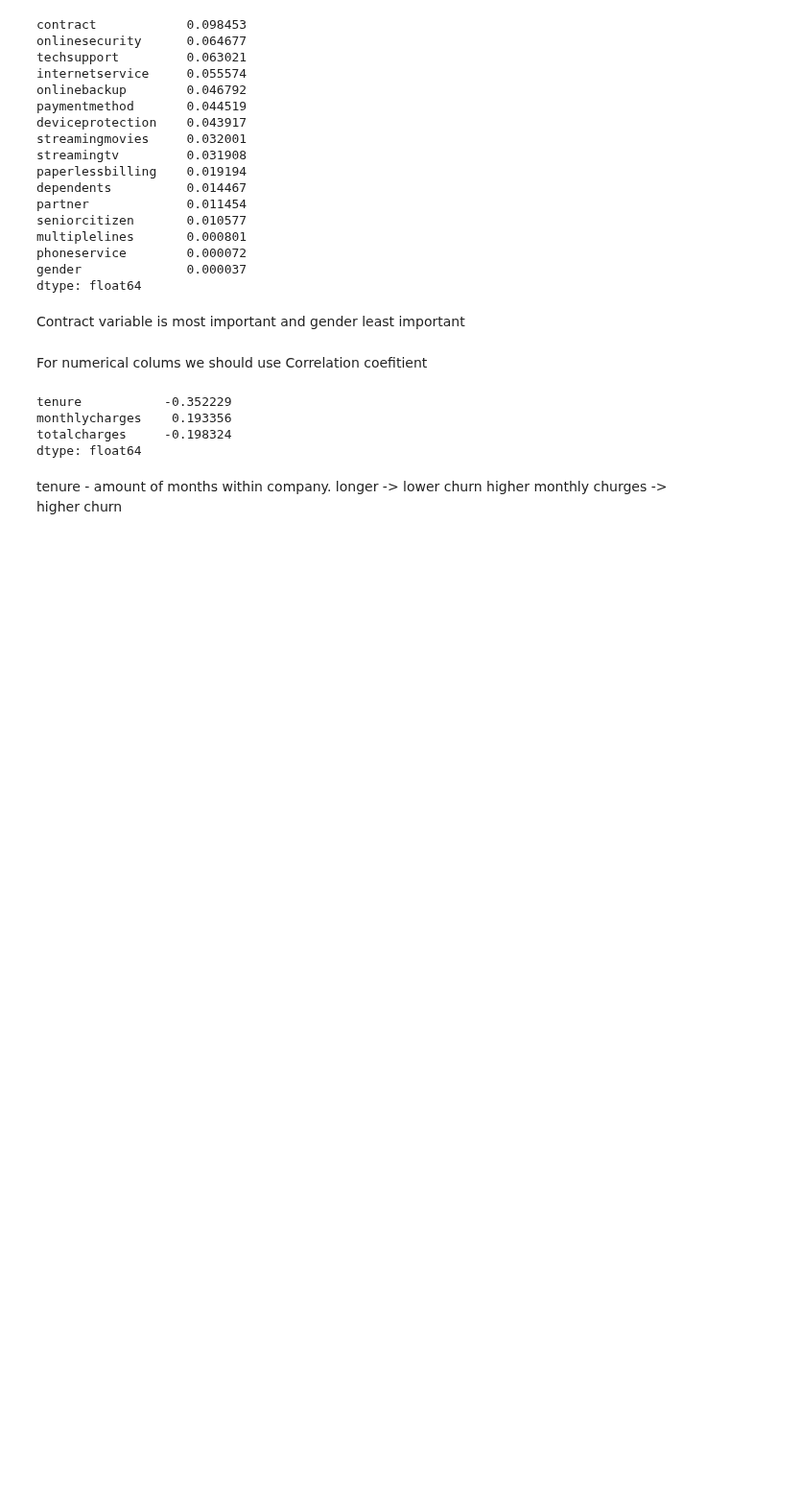
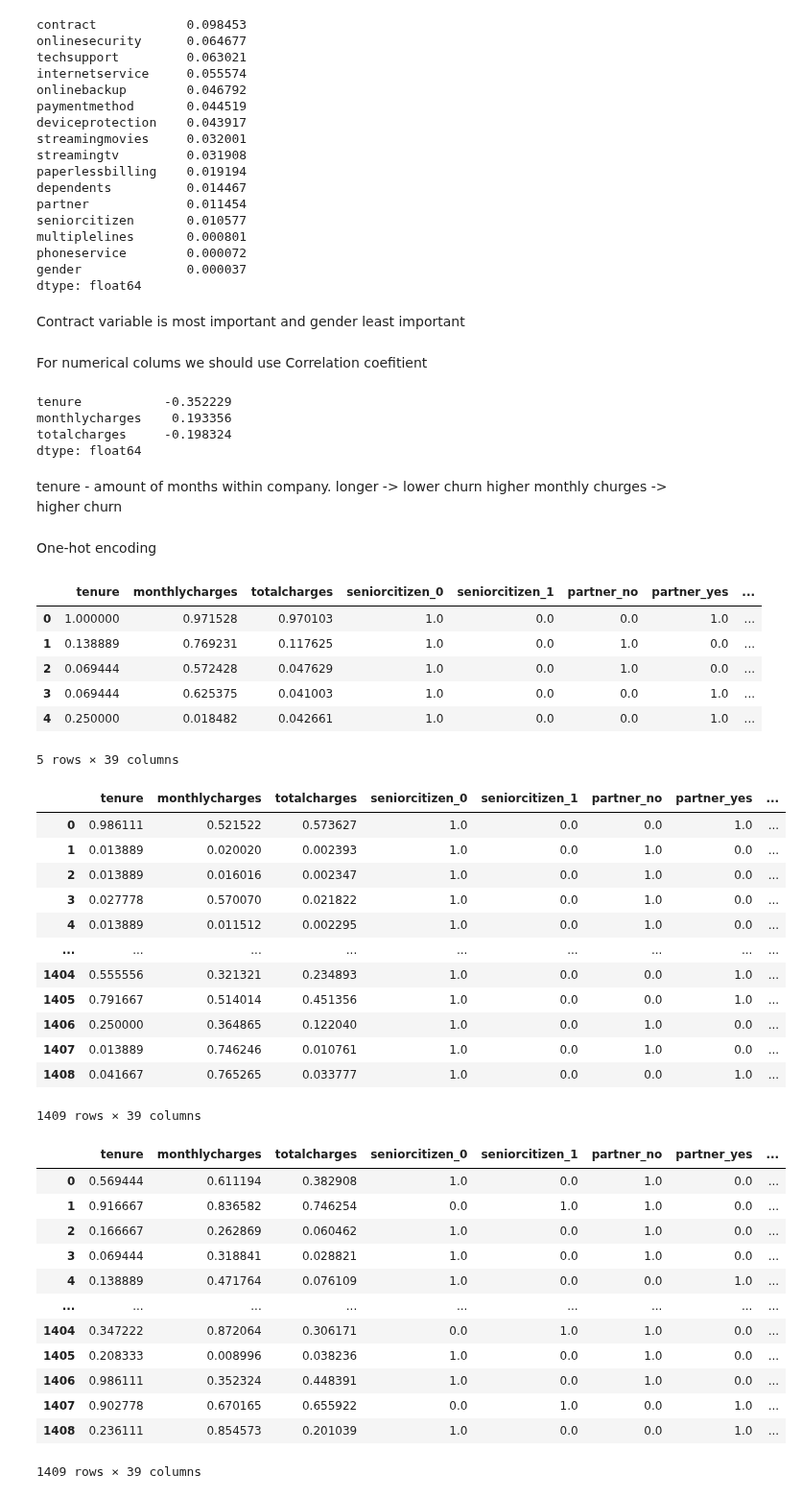
Before and after one commit to mtarcha/MachineLearning, a Jupyter notebook: Classification/churn/churn_prediction.ipynb, the cells around one changed output. Shown at 96% size. Cells and saved outputs as stored; diff of their text form; code cells hidden in the pictures; blank space fills up the shorter version.

```diff
--- a/Classification/churn/churn_prediction.ipynb
+++ b/Classification/churn/churn_prediction.ipynb
@@ -342,3 +297,5 @@ dtype: float64
 # %% [markdown]
 tenure - amount of months within company. longer -> lower churn
 higher monthly churges -> higher churn
+# %% [markdown]
+One-hot encoding
@@ -344,0 +314,72 @@ higher monthly churges -> higher churn
+# %%
+most_important_categories = [ 'seniorcitizen', 'partner', 'dependents','internetservice',
+       'onlinesecurity', 'onlinebackup', 'deviceprotection', 'techsupport',
+       'streamingtv', 'streamingmovies', 'contract', 'paperlessbilling',
+       'paymentmethod']
+
+features = ['tenure','monthlycharges', 'totalcharges', 'seniorcitizen', 'partner', 'dependents','internetservice',
+       'onlinesecurity', 'onlinebackup', 'deviceprotection', 'techsupport',
+       'streamingtv', 'streamingmovies', 'contract', 'paperlessbilling', 'paymentmethod']
+# %%
+from sklearn.model_selection import train_test_split
+
+train, test = train_test_split(df, test_size=0.2, random_state=1)
+train, val = train_test_split(train, test_size=0.25, random_state=1)#oneHodeEncode(X_train, categorical)
+
+y_train = train.churn.values
+y_val = val.churn.values
+y_test = test.churn.values
+
+del train['churn']
+del val['churn']
+del test['churn']
+
+train = oneHodeEncode(train[features], most_important_categories)
+val = oneHodeEncode(val[features], most_important_categories)
+test = oneHodeEncode(test[features], most_important_categories)
+
+train = normalize(train)
+val = normalize(val)
+test = normalize(test)
+
+X_train = train.reset_index(drop=True)
+X_val = val.reset_index(drop=True)
+X_test= test.reset_index(drop=True)
+
+display(X_train)
+display(X_val)
+display(X_test)
+# %% [output]
+|  | tenure | monthlycharges | totalcharges | seniorcitizen_0 | seniorcitizen_1 | partner_no | partner_yes | ... |
+| 0 | 1.000000 | 0.971528 | 0.970103 | 1.0 | 0.0 | 0.0 | 1.0 | ... |
+| 1 | 0.138889 | 0.769231 | 0.117625 | 1.0 | 0.0 | 1.0 | 0.0 | ... |
+| 2 | 0.069444 | 0.572428 | 0.047629 | 1.0 | 0.0 | 1.0 | 0.0 | ... |
+| 3 | 0.069444 | 0.625375 | 0.041003 | 1.0 | 0.0 | 0.0 | 1.0 | ... |
+| 4 | 0.250000 | 0.018482 | 0.042661 | 1.0 | 0.0 | 0.0 | 1.0 | ... |
+5 rows × 39 columns
+|  | tenure | monthlycharges | totalcharges | seniorcitizen_0 | seniorcitizen_1 | partner_no | partner_yes | ... |
+| 0 | 0.986111 | 0.521522 | 0.573627 | 1.0 | 0.0 | 0.0 | 1.0 | ... |
+| 1 | 0.013889 | 0.020020 | 0.002393 | 1.0 | 0.0 | 1.0 | 0.0 | ... |
+| 2 | 0.013889 | 0.016016 | 0.002347 | 1.0 | 0.0 | 1.0 | 0.0 | ... |
+| 3 | 0.027778 | 0.570070 | 0.021822 | 1.0 | 0.0 | 1.0 | 0.0 | ... |
+| 4 | 0.013889 | 0.011512 | 0.002295 | 1.0 | 0.0 | 1.0 | 0.0 | ... |
+| ... | ... | ... | ... | ... | ... | ... | ... | ... |
+| 1404 | 0.555556 | 0.321321 | 0.234893 | 1.0 | 0.0 | 0.0 | 1.0 | ... |
+| 1405 | 0.791667 | 0.514014 | 0.451356 | 1.0 | 0.0 | 0.0 | 1.0 | ... |
+| 1406 | 0.250000 | 0.364865 | 0.122040 | 1.0 | 0.0 | 1.0 | 0.0 | ... |
+| 1407 | 0.013889 | 0.746246 | 0.010761 | 1.0 | 0.0 | 1.0 | 0.0 | ... |
+| 1408 | 0.041667 | 0.765265 | 0.033777 | 1.0 | 0.0 | 0.0 | 1.0 | ... |
+1409 rows × 39 columns
+|  | tenure | monthlycharges | totalcharges | seniorcitizen_0 | seniorcitizen_1 | partner_no | partner_yes | ... |
+| 0 | 0.569444 | 0.611194 | 0.382908 | 1.0 | 0.0 | 1.0 | 0.0 | ... |
+| 1 | 0.916667 | 0.836582 | 0.746254 | 0.0 | 1.0 | 1.0 | 0.0 | ... |
+| 2 | 0.166667 | 0.262869 | 0.060462 | 1.0 | 0.0 | 1.0 | 0.0 | ... |
+| 3 | 0.069444 | 0.318841 | 0.028821 | 1.0 | 0.0 | 1.0 | 0.0 | ... |
+| 4 | 0.138889 | 0.471764 | 0.076109 | 1.0 | 0.0 | 0.0 | 1.0 | ... |
+| ... | ... | ... | ... | ... | ... | ... | ... | ... |
+| 1404 | 0.347222 | 0.872064 | 0.306171 | 0.0 | 1.0 | 1.0 | 0.0 | ... |
+| 1405 | 0.208333 | 0.008996 | 0.038236 | 1.0 | 0.0 | 1.0 | 0.0 | ... |
+| 1406 | 0.986111 | 0.352324 | 0.448391 | 1.0 | 0.0 | 1.0 | 0.0 | ... |
+| 1407 | 0.902778 | 0.670165 | 0.655922 | 0.0 | 1.0 | 0.0 | 1.0 | ... |
+| 1408 | 0.236111 | 0.854573 | 0.201039 | 1.0 | 0.0 | 0.0 | 1.0 | ... |
+1409 rows × 39 columns
```
Also changed, not shown: parts of 7 cells of this notebook, 1 other file.
